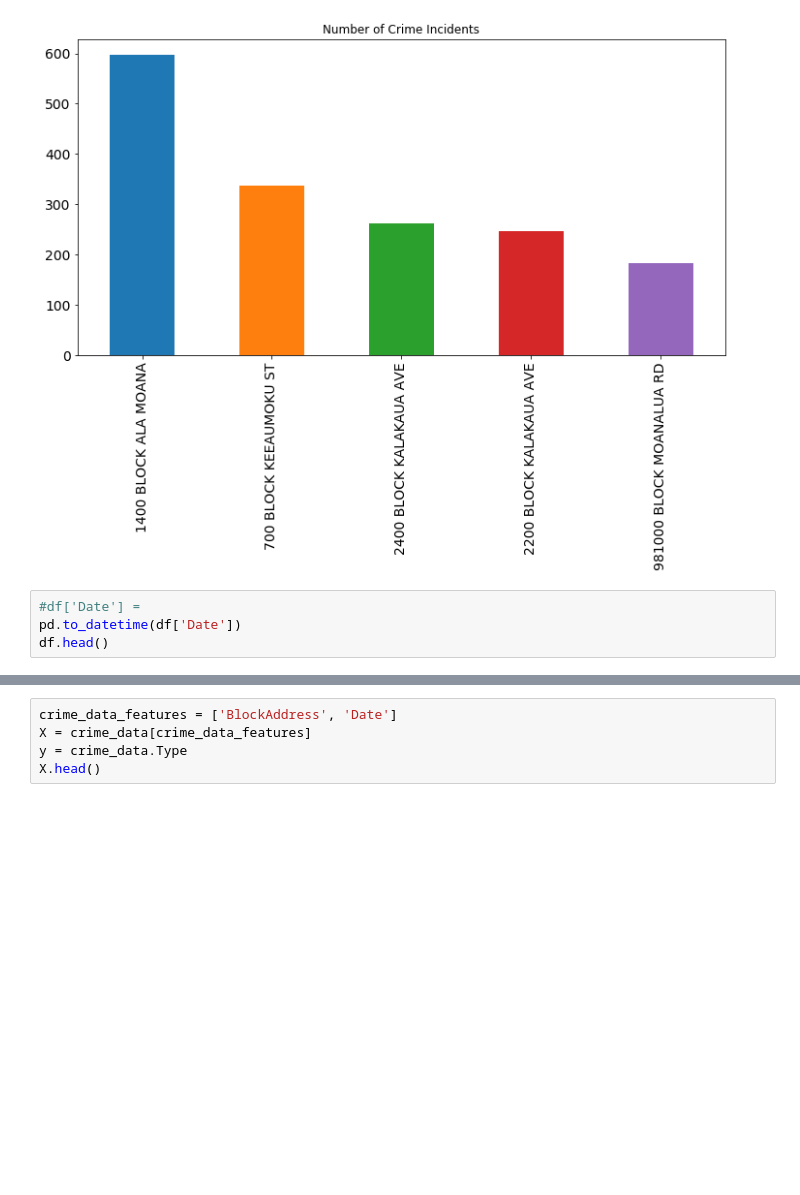
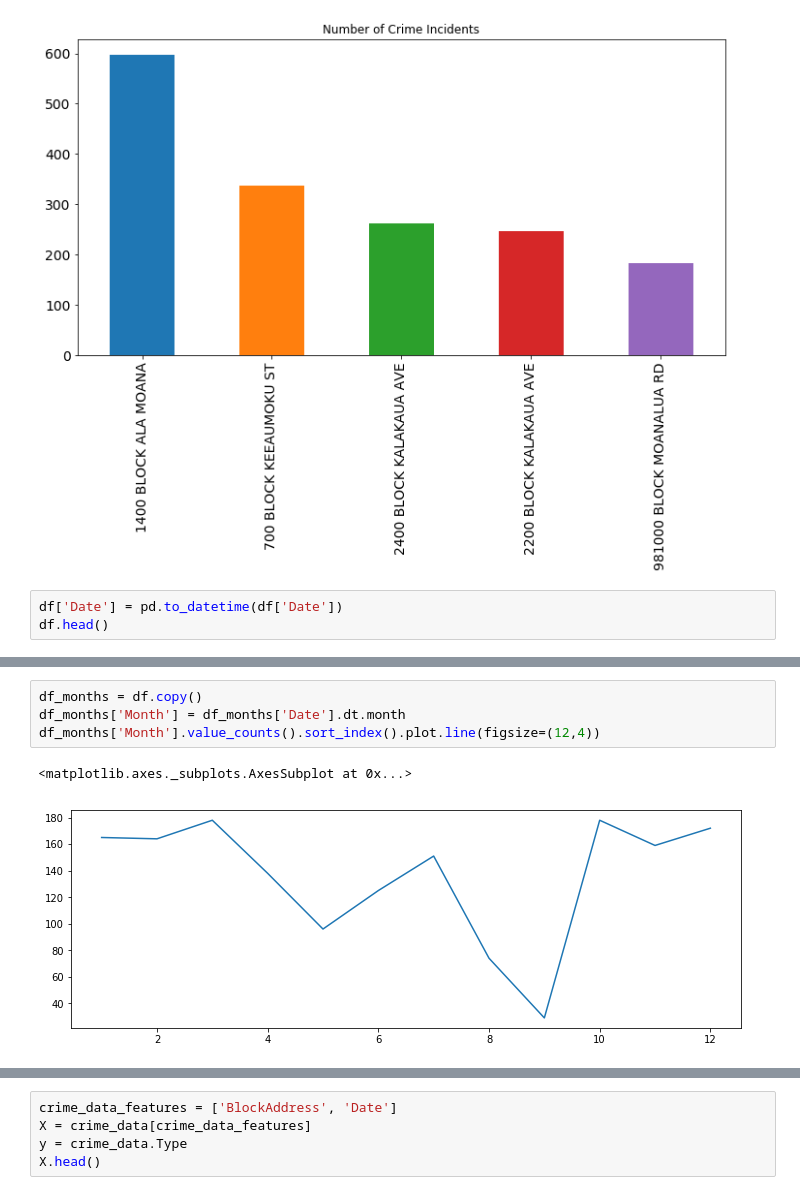
Before and after one commit to garywhi/CrimeIncidents, a Jupyter notebook: Untitled.ipynb, the cells around one changed output, grey strips where cells are left out. Cells and saved outputs as stored; diff of their text form; blank space fills up the shorter version.

Commit message:
Separate Date
Separated Date into day, month, year, day of week into new columns

```diff
--- a/Untitled.ipynb
+++ b/Untitled.ipynb
@@ -49,8 +49,7 @@ df['BlockAddress'].value_counts().plot.bar(
 <matplotlib.axes._subplots.AxesSubplot at 0x...>
 [figure]
 # %%
-#df['Date'] =
-pd.to_datetime(df['Date'])
+df['Date'] = pd.to_datetime(df['Date'])
 df.head()
 # %% [output]
 A value is trying to be set on a copy of a slice from a DataFrame.
@@ -65,3 +64,10 @@ See the caveats in the documentation: http://pandas.pydata.org/pandas-docs/stabl
 | 555855 | LHP150924000548 | 1400 BLOCK ALA MOANA | Honolulu_PD_HI_LHP150924000548_060 | Honolulu PD, HI | 2015-09-24 19:00:00 | THEFT/LARCENY | M | 100 | L |
 | 555861 | LHP150924001920 | 2400 BLOCK KALAKAUA AVE | Honolulu_PD_HI_LHP150924001920_060 | Honolulu PD, HI | 2015-09-25 08:23:00 | THEFT/LARCENY | M | 100 | L |
 | 555909 | LHP150924001471 | 700 BLOCK KEEAUMOKU ST | Honolulu_PD_HI_LHP150924001471_060 | Honolulu PD, HI | 2015-09-25 03:34:00 | THEFT/LARCENY | M | 100 | L |
+# %%
+df_months = df.copy()
+df_months['Month'] = df_months['Date'].dt.month
+df_months['Month'].value_counts().sort_index().plot.line(figsize=(12,4))
+# %% [output]
+<matplotlib.axes._subplots.AxesSubplot at 0x...>
+[figure, added]
```
Also changed, not shown: parts of 3 cells of this notebook.
